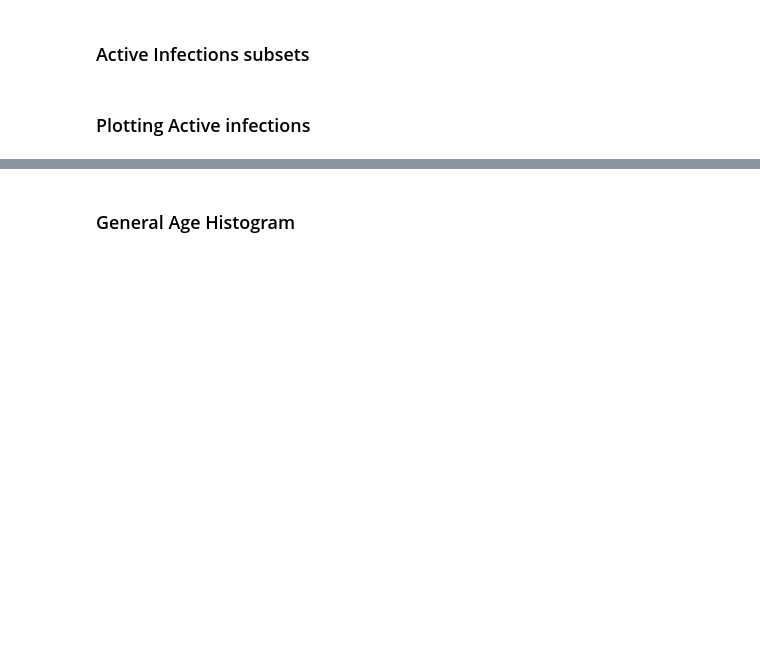
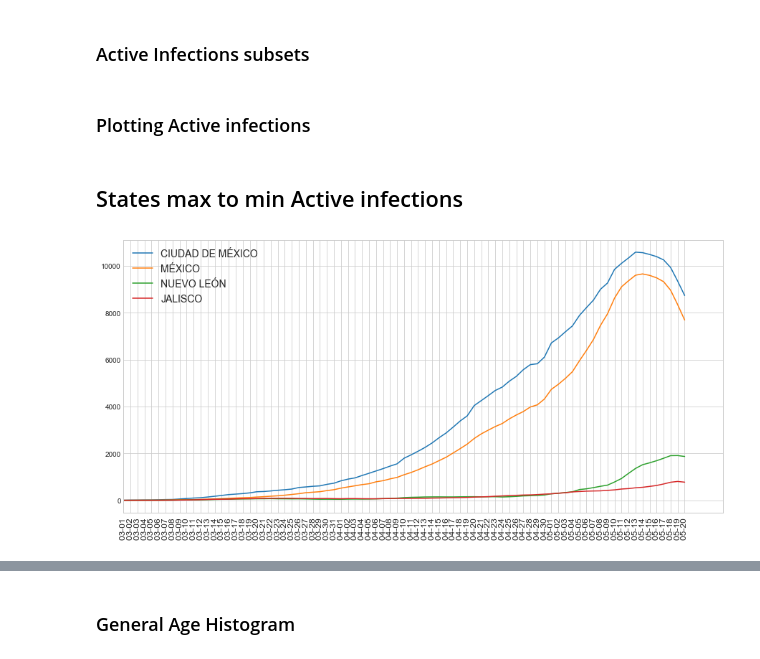
Before and after one commit to mesielepush/Covid19-Mexico-Data-Analysis-Jupyter-Notebook, a Jupyter notebook: MexicoCovidDescriptiveGeneral.ipynb, the cells around one changed output, grey strips where cells are left out. Cells and saved outputs as stored; diff of their text form; code cells hidden in the pictures; blank space fills up the shorter version.

```diff
--- a/MexicoCovidDescriptiveGeneral.ipynb
+++ b/MexicoCovidDescriptiveGeneral.ipynb
@@ -409,7 +448,7 @@ from data_helpers import patients_codes
 # %% [markdown]
 ### Plotting Active infections
 # %%
-def plt_actives(data,names,trimx=0):
+def plt_actives(data,names,trim=0):
     plt.rcParams["figure.figsize"] = (15,7)
 
     first_day = min([min(x.index) for x in data])
@@ -424,6 +463,6 @@ def plt_actives(data,names,trimx=0):
             plt.plot([str(x)[5:11] for x in new_index],dataframe['cummulative'],label=names[ind])
 
     plt.xticks(rotation=90, fontsize=12)
-    plt.xlim(trimx,)
+    plt.xlim(trim,)
     plt.legend(fontsize=14)
     plt.show();
@@ -443,0 +469,8 @@ plt_actives(plot_min_max,min_max_states,trimx=30)
+# %% [markdown]
+## States max to min Active infections
+# %%
+max_min_states = get_max_to_min(patient_data,include_national=False,patient_data=True)[0][:4]
+plot_max_min = [get_cummulative_actives(patient_data,x,14) for x in max_min_states]
+plt_actives(plot_max_min,max_min_states,trim=30)
+# %% [output]
+[figure, added]
```
Also changed, not shown: parts of 14 cells of this notebook, 1 other file.
